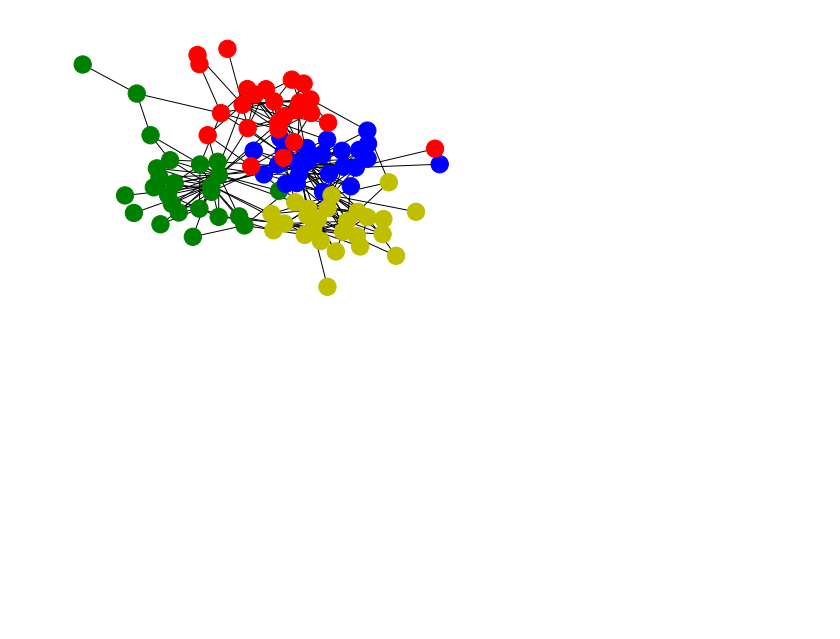
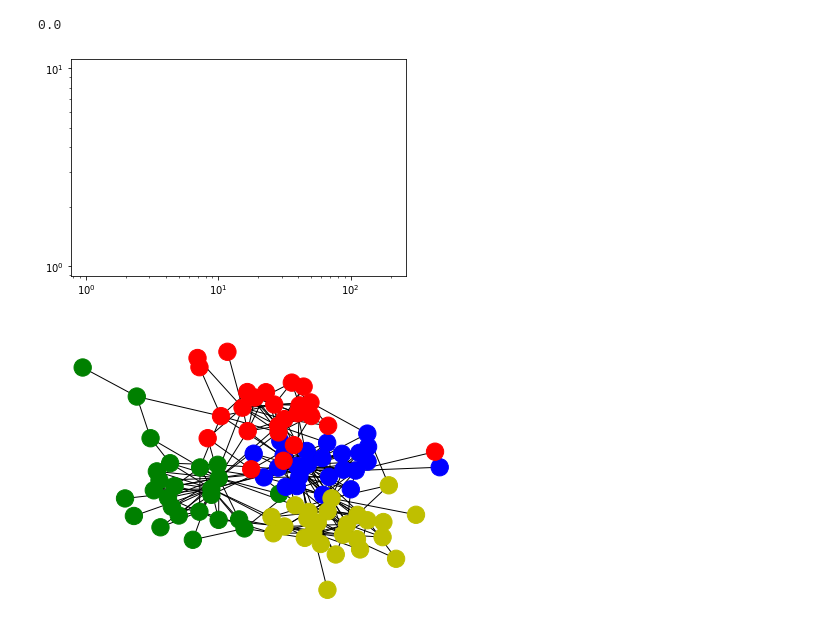
Before and after one commit to brownthesr/Synthetic-Graphs, a Jupyter notebook: scripts/SBM.ipynb, the cells around one changed output. Drawn from its saved outputs; the diff is of its cells as text; code cells hidden in the pictures; blank space fills up the shorter version.

```diff
--- a/scripts/SBM.ipynb
+++ b/scripts/SBM.ipynb
@@ -134,3 +150,60 @@ nx.draw_spring(g,node_color = colors)
+# %%
+import numpy as np
+import networkx as nx
+def generate_DC_SSBM(n,c,p_intra,p_inter,degree_range,degree_distr,k):
+    """This is similar to the above SSBM but in this case it has Degree Correction"""
+    # assign a community to each node
+    community = np.repeat(list(range(c)),np.ceil(n/c))
+
+    #make sure community has size n
+    community = community[0:n]
+    communities = community.copy()
+    # just in case repeat repeated too many
+
+    # make it a collumn vector
+    community = np.expand_dims(community,1)
+
+    # generate a boolean matrix indicating whether
+    # two nodes share a community
+    # this is a smart way to generate a section graph
+    intra = community == community.T
+    inter = community != community.T# we can also use np.logical not
+
+        #THIS
+    # So I know the rest of the code works, I have tested it for regular SBMs
+    # basically the big difference with DCBMs is that they added a new parameter theta
+    # that is supposed to control degree. They say they sample theta from a power law distribution
+    # and from there multiply it through the adjacency matrix
+    degree_prob_dist_vals = np.linspace(1/degree_range,degree_range)
+    degree_prob_dist = (degree_prob_dist_vals**degree_distr)*k
+    degree_prob_dist = degree_prob_dist/degree_prob_dist.sum()
+    theta = np.random.choice(degree_prob_dist_vals,size=n,replace=True,p=degree_prob_dist)
+    theta = np.expand_dims(theta,1)
+    theta_matrix = theta@theta.T
+
+    p_intra = p_intra * theta_matrix
+    p_inter = p_inter*theta_matrix
+
+    random = np.random.random((n,n))*np.max([np.max(p_intra),np.max(p_inter)])# make the random able to acheive the whole range
+    tri = np.tri(n,k=-1).astype(bool)
+    intergraph = (random < p_intra) * intra * tri# this creates a matrix that only has trues where
+                                                # random< p_intra, they are in intra, and along half the matrix
+                                                # (if it were the whole matrix it would be double the edges we want)
+    intragraph = (random < p_inter) * inter * tri# same thing here
+    graph = np.logical_or(intergraph,intragraph)
+    graph = graph*1# this converts it to a int tensor
+    #print(np.sum(graph))
+    graph += graph.T
+    return graph,communities
+adj1,communities = generate_DC_SSBM(10000,2,14/1000,6/1000,50,-2,1)
+a = adj1@np.ones(10000)
+b = plt.hist(a,bins = np.linspace(0,200,200),)
+print(b[0][0])
+plt.yscale("log")
+plt.xscale("log")
+# %% [output]
+0.0
+[figure, added]
 # %%
 from scipy.stats import poisson
 from math import comb
```
Also changed, not shown: parts of 3 cells of this notebook, 4 other files.
